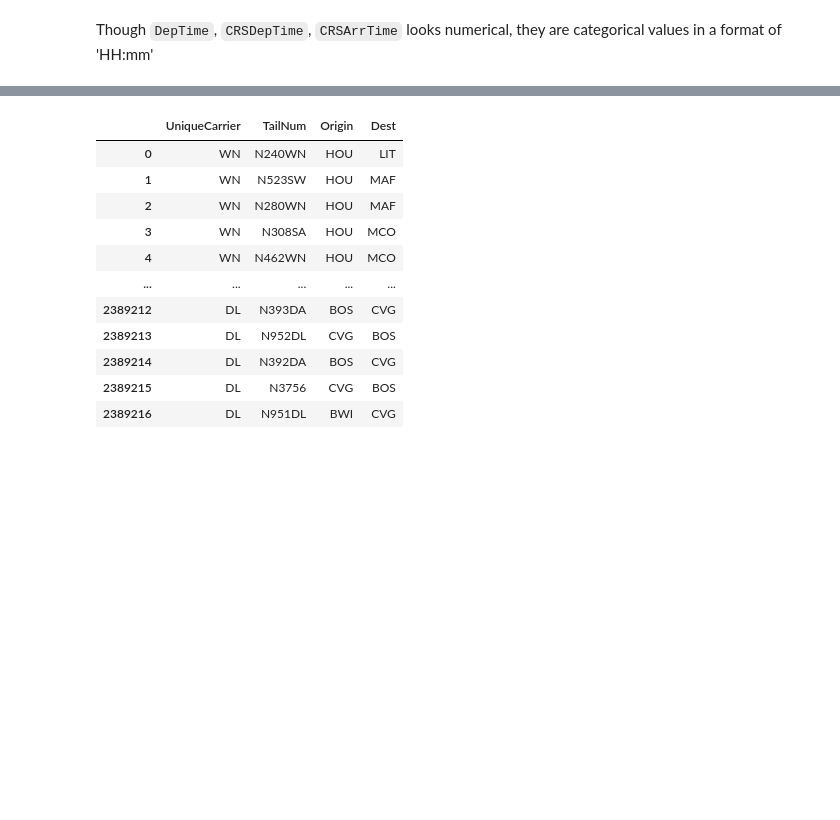
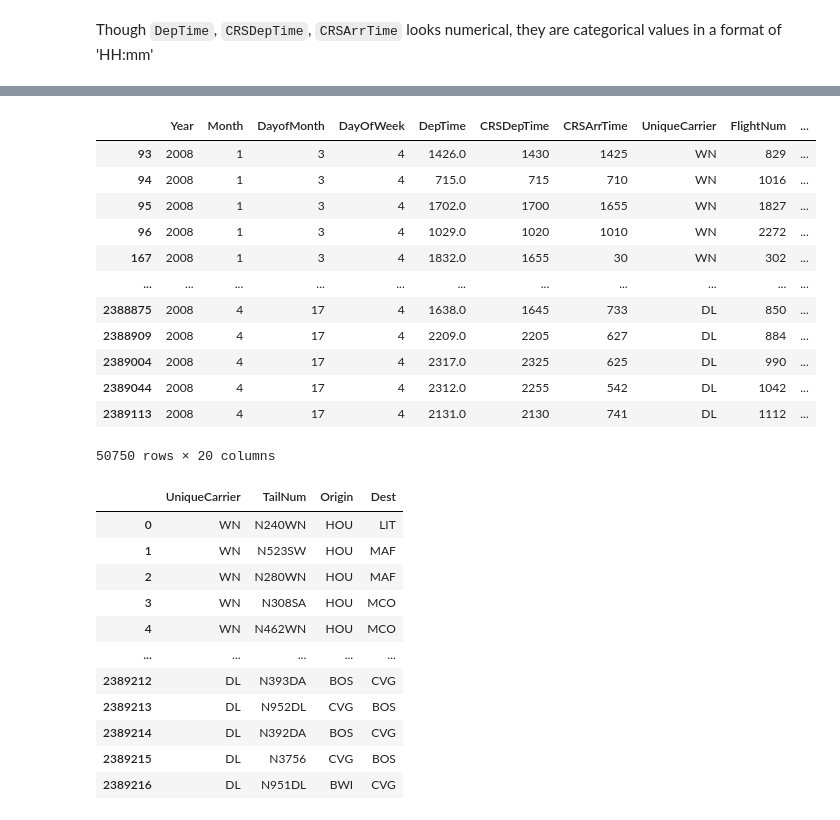
Before and after one commit to soomin-jeong/spark-ml-project, a Jupyter notebook: DataPreparation.ipynb, the cells around one changed output, grey strips where cells are left out. Drawn from its saved outputs; the diff is of its cells as text; code cells hidden in the pictures; blank space fills up the shorter version.

Commit message:
added scheduled departure time

```diff
--- a/DataPreparation.ipynb
+++ b/DataPreparation.ipynb
@@ -207,12 +209,28 @@ airports_df.shape
 # %% [markdown]
 Though `DepTime`, `CRSDepTime`, `CRSArrTime` looks numerical, they are categorical values in a format of 'HH:mm'
 # %%
-import datetime
+def merge_datetime_columns(df):
+    if 'DepTS' in df and 'CSRDepTS' in df:
+        return df
 
-temp_ts = airports_df[["Year", "Month", "DayofMonth"]].astype(str).copy()
-temp_ts['Hour'] = (airports_df["DepTime"] // 100).astype(int).astype(str)
-temp_ts['Minute'] = (airports_df["DepTime"]% 100).astype(int).astype(str)
-temp_ts['Time'] = temp_ts['Year'] + '-' + temp_ts['Month'] + '-' + temp_ts['DayofMonth'] + ' ' + temp_ts['Hour'] + \
-                    ':' + temp_ts['Minute']
-temp_ts['DepTS'] = pd.to_datetime(temp_ts['Time'], format='%Y-%m-%d %H:%M', errors='coerce')
-temp_ts
+    temp_ts = df[["Year", "Month", "DayofMonth"]].astype(str).copy()
+
+    # Actual departure time
+    temp_ts['Hour'] = (df["DepTime"] // 100).astype(int).astype(str)
+    temp_ts['Minute'] = (df["DepTime"] % 100).astype(int).astype(str)
+    temp_ts['Time'] = temp_ts['Year'] + '-' + temp_ts['Month'] + '-' + temp_ts['DayofMonth'] + ' ' \
+                    + temp_ts['Hour'] + ':' + temp_ts['Minute']
+    temp_ts['DepTS'] = pd.to_datetime(temp_ts['Time'], format='%Y-%m-%d %H:%M', errors='coerce')
+
+    # Scheduled departure time
+    temp_ts['CSRDepHour'] =  (df["CRSDepTime"] // 100).astype(int).astype(str)
+    temp_ts['CSRDepMinute'] =  (df["CRSDepTime"] % 100).astype(int).astype(str)
+    temp_ts['CSRTime'] = temp_ts['Year'] + '-' + temp_ts['Month'] + '-' + temp_ts['DayofMonth'] + ' ' + \
+                         temp_ts['CSRDepHour'] + ':' + temp_ts['CSRDepMinute']
+    temp_ts['CSRDepTS'] = pd.to_datetime(temp_ts['CSRTime'], format='%Y-%m-%d %H:%M', errors='coerce')
+
+    # Scheduled arrival time
+
+    df['DepTS'] = temp_ts['DepTS']
+    df['CSRDepTS'] = temp_ts['CSRDepTS']
+    return df
@@ -233,2 +237,3 @@ temp_ts
-# %%
-airports_df['DepTS'] = temp_ts['DepTS']
+# %%
+airports_df = merge_datetime_columns(airports_df)
+airports_df
@@ -235,3 +256,19 @@ airports_df['DepTS'] = temp_ts['DepTS']
+# %%
+airports_df[airports_df['CRSArrTime'] < airports_df['CRSDepTime']]
+# %% [output]
+|  | Year | Month | DayofMonth | DayOfWeek | DepTime | CRSDepTime | CRSArrTime | UniqueCarrier | FlightNum | ... |
+| 93 | 2008 | 1 | 3 | 4 | 1426.0 | 1430 | 1425 | WN | 829 | ... |
+| 94 | 2008 | 1 | 3 | 4 | 715.0 | 715 | 710 | WN | 1016 | ... |
+| 95 | 2008 | 1 | 3 | 4 | 1702.0 | 1700 | 1655 | WN | 1827 | ... |
+| 96 | 2008 | 1 | 3 | 4 | 1029.0 | 1020 | 1010 | WN | 2272 | ... |
+| 167 | 2008 | 1 | 3 | 4 | 1832.0 | 1655 | 30 | WN | 302 | ... |
+| ... | ... | ... | ... | ... | ... | ... | ... | ... | ... | ... |
+| 2388875 | 2008 | 4 | 17 | 4 | 1638.0 | 1645 | 733 | DL | 850 | ... |
+| 2388909 | 2008 | 4 | 17 | 4 | 2209.0 | 2205 | 627 | DL | 884 | ... |
+| 2389004 | 2008 | 4 | 17 | 4 | 2317.0 | 2325 | 625 | DL | 990 | ... |
+| 2389044 | 2008 | 4 | 17 | 4 | 2312.0 | 2255 | 542 | DL | 1042 | ... |
+| 2389113 | 2008 | 4 | 17 | 4 | 2131.0 | 2130 | 741 | DL | 1112 | ... |
+50750 rows × 20 columns
 # %%
 # Split the dataframe:
 airports_df.dtypes
```
Also changed, not shown: parts of 4 cells of this notebook.
